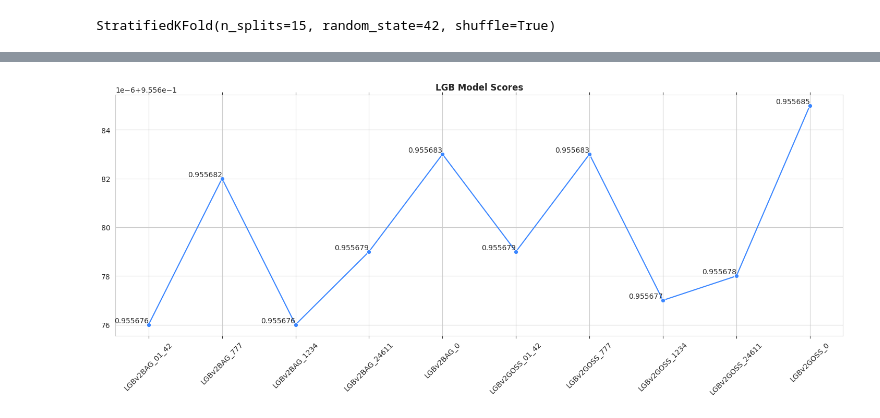
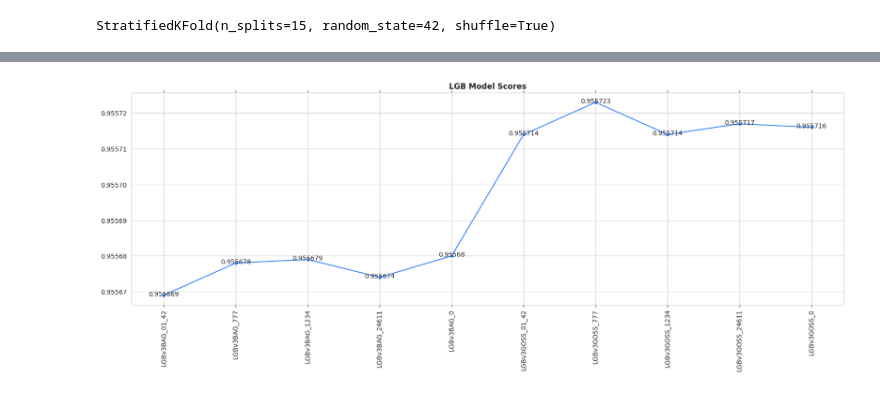
Before and after one commit to coded-sly/ps6e2-Heart-Disease, a Jupyter notebook: ps6e2-lgb-trainer.ipynb, the cells around one changed output, grey strips where cells are left out. Saved outputs shown, nothing was run; the diff lists cells and outputs as text; code cells hidden in the pictures.

Commit message:
Kaggle Notebook | ps6e2 | LGB | Trainer | v3

```diff
--- a/ps6e2-lgb-trainer.ipynb
+++ b/ps6e2-lgb-trainer.ipynb
@@ -829,7 +795,7 @@ def Trainer_CV(model_name, params, train_df, test_df, features, target, kf, cats
 
         ## -- Split data for the current fold
         X_train, X_val = train_df.loc[train_idx, features], train_df.loc[val_idx, features]
-        y_train, y_val = train_df.loc[train_idx, target].values, train_df.loc[val_idx, target].values
+        y_train, y_val = train_df.loc[train_idx, target].to_numpy(), train_df.loc[val_idx, target].to_numpy()
 
         X_test = test_df[features].copy()
 
@@ -853,7 +819,7 @@ def Trainer_CV(model_name, params, train_df, test_df, features, target, kf, cats
         # print(f"✅ TOTAL BINNED FEATURES: {len(BINS)}")
 
         # ## -- TE Opt1. -> Using CUSTOM --
-        # TE = TargetEncoder(BINS, cv=5, smooth='auto', aggs=['mean'], drop_original=True)
+        # TE = TargetEncoder(INTER, cv=5, smooth='auto', aggs=['mean'], drop_original=True)
         # X_train = TE.fit_transform(X_train, pd.Series(y_train))
         # X_val   = TE.transform(X_val)
         # X_test  = TE.transform(X_test)
@@ -865,15 +831,15 @@ def Trainer_CV(model_name, params, train_df, test_df, features, target, kf, cats
             X_val,
             X_test,
             features = BASE,
-            aggs = ['count'], # mean, median, count, std, nunique, max, min
+            aggs = ['count', 'std'], # mean, median, count, std, nunique, max, min
             # fill_nan=True,
         )
 
-        CME_CATS = NUMS
+        cme_features = NUMS
         cme_cols = []
 
-        print(f"CategoryMeanEncoding: {len(CME_CATS)} | ", end='')
-        for c in CME_CATS:
+        print(f"CategoryMeanEncoding: {len(cme_features)} | ", end='')
+        for c in cme_features:
             n = f"CME_{c}"
             CME = CategoryMeanTransformer(cat_cols=[c])
             X_train[n] = CME.fit_transform(X_train[[c]], y_train).fillna(-1)
@@ -1184,12 +1159,13 @@ StratifiedKFold(n_splits=15, random_state=42, shuffle=True)
 # plt.tick_params('x', rotation=45, reset=True)
 # plt.show()
 # %%
-version_name = 'LGBv2'
+version_name = 'LGBv3'
+M_NAME = f"{version_name}BAG_"
 
-M_NAME = f"{version_name}BAG_"
 LR = 0.01
 REGULATE = 3.5
 LEAVES = 31
+DEPTH = 2
 
 PARAMS = {
     # 'boosting': 'dart',
@@ -1198,6 +1174,7 @@ PARAMS = {
     'eval_metric': 'auc',
     'learning_rate': LR,
     'max_leaves': LEAVES,
+    # 'max_depth': DEPTH,
     'subsample': 0.8,
     'colsample_bytree': 0.2,
     # 'reg_lambda': REGULATE,
@@ -1400,7 +1373,8 @@ PARAMS = {
     'objective': 'binary',
     'eval_metric': 'auc',
     'learning_rate': LR,
-    'max_leaves': LEAVES,
+    # 'max_leaves': LEAVES,
+    'max_depth': DEPTH,
     'subsample': 0.8,
     'colsample_bytree': 0.2,
     # 'reg_lambda': REGULATE,
@@ -1594,26 +1628,24 @@ Fold 11 AUC: 0.954880
 # %%
 ## -- Get Scores --
 all_model_scores = {}
 
 for k, v in all_model_predictions.items():
     for x, y in v.items():
         if x == 'score':
-            # print(k, y)
             all_model_scores[k] = y
 
-plt.figure(figsize=(18, 6))
+plt.figure(figsize=(20, 6))
 sns.lineplot(all_model_scores, marker='o')
 # pd.Series(all_model_scores).plot(marker='o')
-
 plt.title('LGB Model Scores', fontweight='semibold')
-plt.tick_params('x', rotation=45, reset=True)
+plt.tick_params('x', rotation=90, reset=True)
 
 for i, score in enumerate(all_model_scores.values()):
-    plt.text(float(i), score+2e-7, score, ha='right', va='center_baseline')
+    plt.text(float(i), score+5e-7, score, ha='center', va='center_baseline')
 
 plt.show()
 # %% [output]
-[figure, old version]
+[figure, new version]
 # %%
 ## -- Get oof outputs --
 all_model_oof = pd.DataFrame()
```
Also changed, not shown: parts of 12 cells of this notebook.
